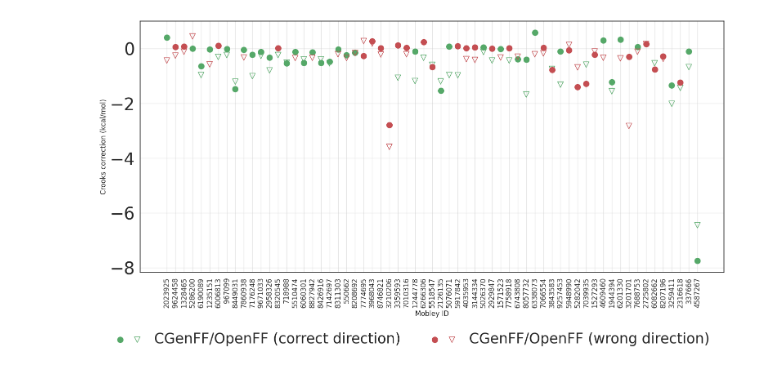
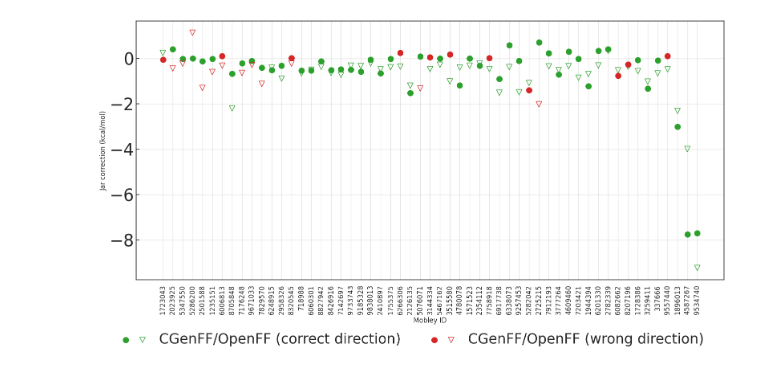
Before and after one commit to JohannesKarwou/notebooks, a Jupyter notebook: mlCorrection.ipynb, the cells around one changed output. Saved outputs shown, nothing was run; the diff lists cells and outputs as text; code cells hidden in the pictures.

```diff
--- a/mlCorrection.ipynb
+++ b/mlCorrection.ipynb
@@ -31,6 +34,7 @@ c8_2 = matplotlib.colors.to_rgba("k", alpha=0.01)
 # c5 = lila
 # c7= rosa
 # %%
-data = pd.read_csv("https://raw.githubusercontent.com/JohannesKarwou/notebooks/main/data/combined_EXS_and_UV_dataset.csv")
+# data = pd.read_csv("https://raw.githubusercontent.com/JohannesKarwou/notebooks/main/data/combined_EXS_and_UV_dataset.csv")
+data = pd.read_csv("sample_data/EXS_and_UV.csv")
 # %%
-data = data.dropna(subset=["dG (corrected)"])
+# data = data.dropna(subset=["dG (corrected)"])
@@ -37,41 +51,44 @@ data = data.dropna(subset=["dG (corrected)"])
 # %%
+import matplotlib.patches as mpatches
+
+# data = data.dropna(subset=["Crooks result"])
 fig, axs = plt.subplots(1, 1, figsize=(16, 8))
 
 
-data = data.sort_values(by="experimental value (kcal/mol)", ascending=False)
+data = data.sort_values(by="Exp [kcal/mol]", ascending=False)
 
 sns.set_theme(
     style="white",
     rc={
-        "font.size": 25,
-        "legend.fontsize": 30,
+        "font.size": 15,
+        "legend.fontsize": 25,
         "lines.markersize": 10,
         "xtick.labelsize": 12,
-        "ytick.labelsize": 30,
+        "ytick.labelsize": 12,
     },
 )
 
 wrongDirection = []
 for index, row in data.iterrows():
-    if not np.isnan(data["experimental value (kcal/mol)"][index]):
+    if not np.isnan(data["Exp [kcal/mol]"][index]):
         noCorrection = np.abs(
-            data["experimental value (kcal/mol)"][index] - data["dG (CgenFF) lrc"][index]
+            data["Exp [kcal/mol]"][index] - data["dG (TF) lrc"][index]
         )
         corrected = np.abs(
-            data["experimental value (kcal/mol)"][index]
-            - data["dG (corrected)"][index]
+            data["Exp [kcal/mol]"][index]
+            - data["Jar result"][index]
         )
         noCorrection_exs = np.abs(
-            data["experimental value (kcal/mol)"][index] - data["MM-ASFE"][index]
+            data["Exp [kcal/mol]"][index] - data["MM-ASFE [kcal/mol]"][index]
         )
         corrected_exs = np.abs(
-            data["experimental value (kcal/mol)"][index]
-            - data["ML-ASFE"][index]
+            data["Exp [kcal/mol]"][index]
+            - data["ML-ASFE [kcal/mol]"][index]
         )
-        if noCorrection > corrected and np.abs(data["Crooks correction"][index]) > 0.1:
+        if noCorrection > corrected and np.abs(data["Jar correction"][index]) > 0.2:
             axs.scatter(
-                x=data["# compound id (and file prefix)"][index].split("_")[-1],
-                y=data["Crooks correction"][index],
+                x=data["Mol_ID"][index].split("_")[-1],
+                y=data["Jar correction"][index],
                 #yerr=data["error"][index],
                 color=c3,
                 marker="v",
@@ -83,11 +100,11 @@ for index, row in data.iterrows():
                 label = "CGenFF"
             )
 
-        if noCorrection_exs > corrected_exs and np.abs(data["Crooks correction"][index]) > 0.1:
+        if noCorrection_exs > corrected_exs and np.abs(data["Jar correction"][index]) > 0.2:
 
             axs.scatter(
-                x=data["# compound id (and file prefix)"][index].split("_")[-1],
-                y=(-data["MM-ASFE"][index]+data["ML-ASFE"][index]),
+                x=data["Mol_ID"][index].split("_")[-1],
+                y=(-data["MM-ASFE [kcal/mol]"][index]+data["ML-ASFE [kcal/mol]"][index]),
                 #yerr=data["error"][index],
                 color=c3,
                 marker="o",
@@ -97,10 +114,10 @@ for index, row in data.iterrows():
             )
 
 
-        if noCorrection < corrected and np.abs(data["Crooks correction"][index]) > 0.1:
+        if noCorrection < corrected and np.abs(data["Jar correction"][index]) > 0.2:
             axs.scatter(
-                x=data["# compound id (and file prefix)"][index].split("_")[-1],
-                y=data["Crooks correction"][index],
+                x=data["Mol_ID"][index].split("_")[-1],
+                y=data["Jar correction"][index],
                 #yerr=data["error"][index],
                 color=c4,
                 marker="v",
@@ -113,44 +130,45 @@ for index, row in data.iterrows():
             )
 
 
-        if noCorrection_exs < corrected_exs and np.abs(data["Crooks correction"][index]) > 0.1:
+        if noCorrection_exs < corrected_exs and np.abs(data["Jar correction"][index]) > 0.2:
 
             axs.scatter(
-                x=data["# compound id (and file prefix)"][index].split("_")[-1],
-                y=(-data["MM-ASFE"][index]+data["ML-ASFE"][index]),
+                x=data["Mol_ID"][index].split("_")[-1],
+                y=(-data["MM-ASFE [kcal/mol]"][index]+data["ML-ASFE [kcal/mol]"][index]),
                 #yerr=data["error"][index],
                 color=c4,
                 marker="o",
                 #ecolor="black",
                 #capsize=3,
                 label = "OpenFF",
             )
 
 
 
-axs.set_ylabel("Crooks correction (kcal/mol)")
+axs.set_ylabel("Jar correction (kcal/mol)")
 axs.set_xlabel("Mobley ID")
 
 lines_labels = [axs.get_legend_handles_labels() for axs in fig.axes]
 lines, labels = [sum(lol, []) for lol in zip(*lines_labels)]
 fig.legend(
-    [(lines[0],lines[-2]),(lines[3],lines[2])],
+    [(lines[2],lines[-2]),(lines[1],lines[3])],
     ["CGenFF/OpenFF (correct direction)","CGenFF/OpenFF (wrong direction)"],
     loc="lower center",
     ncol=4,
     frameon=False,
     bbox_to_anchor=(0.5, -0.08),
     fontsize=25,
     handler_map={tuple: HandlerTuple(ndivide=None)},
 )
 
 
 plt.xticks(rotation=90)
 axs.grid(alpha=0.5)
 
+
 plt.tight_layout()
 # plt.savefig(
 #     "figures/ml_correction.pdf"
 # )
 # %% [output]
-[figure, old version]
+[figure, new version]
```
Also changed, not shown: parts of 6 cells of this notebook.
